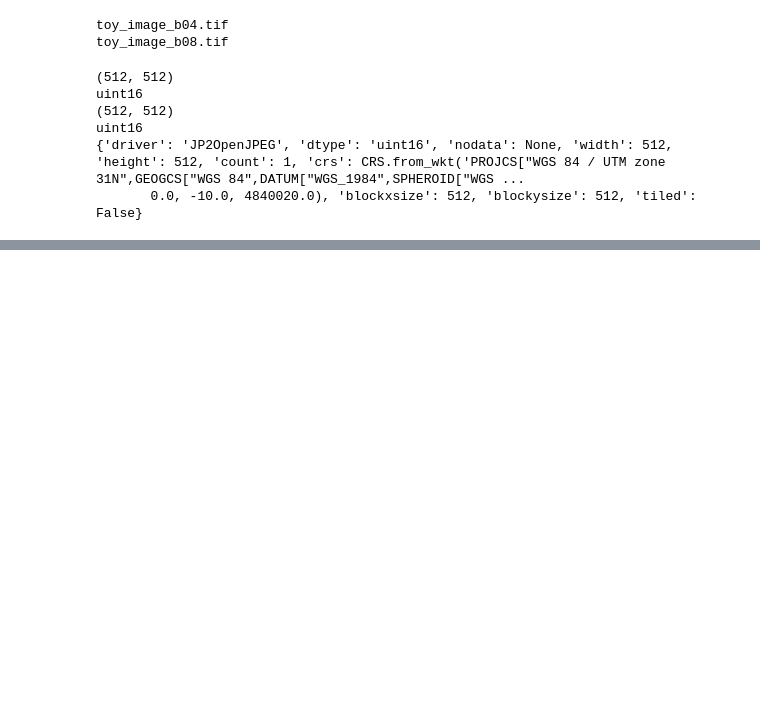
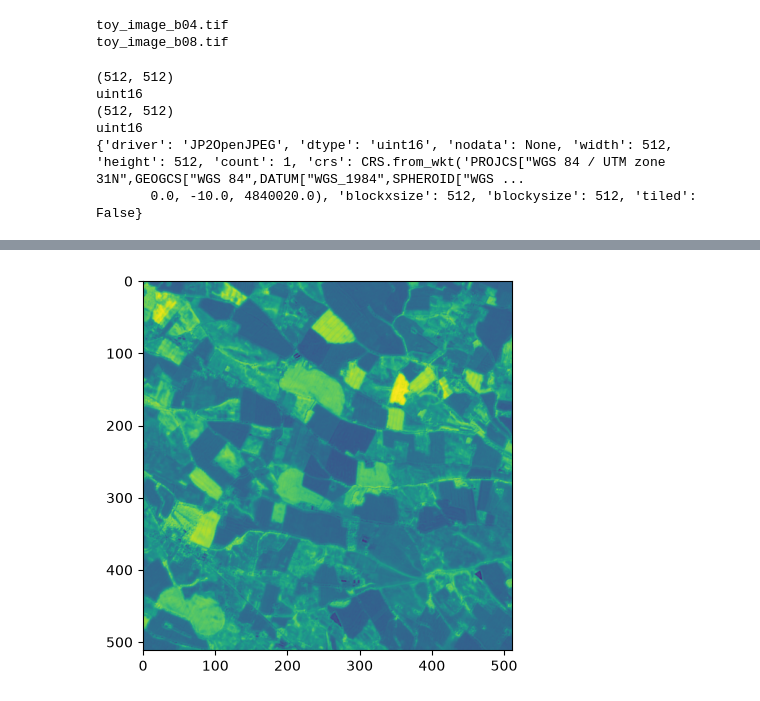
Before and after one commit to Aurelien-Peter/OpenCropPhenotyping, a Jupyter notebook: notebooks/02_compute_indices.ipynb, the cells around one changed output, grey strips where cells are left out. Saved outputs shown, nothing was run; the diff lists cells and outputs as text; code cells hidden in the pictures; blank space fills up the shorter version.

```diff
--- a/notebooks/02_compute_indices.ipynb
+++ b/notebooks/02_compute_indices.ipynb
@@ -60,0 +96,8 @@ write_png(ndvi, project_root / "docs" / "images" / "ndvi.png")
+# %%
+# Compute NDRE and write the results
+ndre = compute_ndre(nir, red_edge_10m)
+display_raster(ndre)
+write_raster(ndre, red_edge_10m_profile, output_dir_processed / "ndre.tif")
+write_png(ndre, output_dir_images / "ndre.png")
+# %% [output]
+[figure, added]
```
Also changed, not shown: parts of 8 cells of this notebook.
